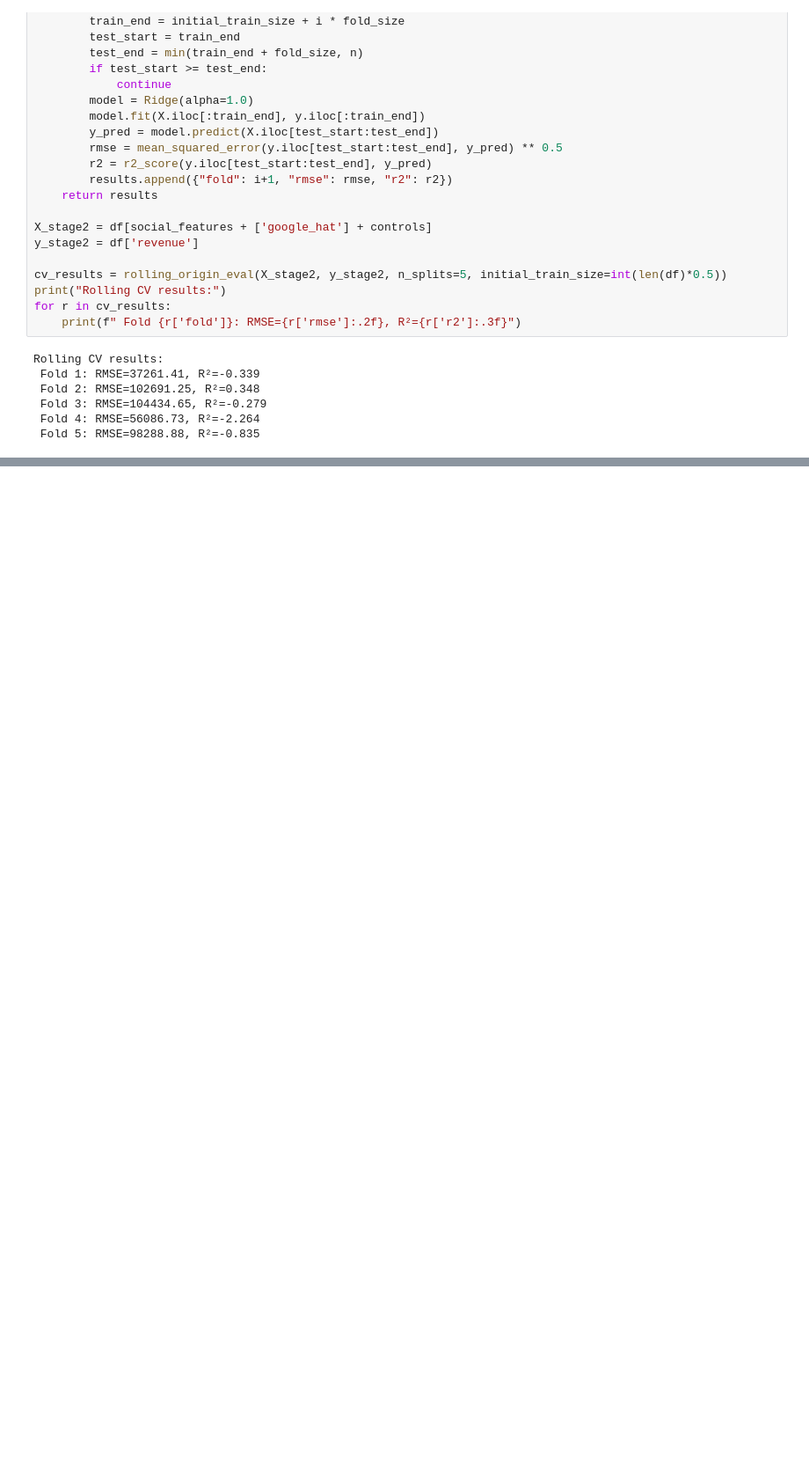
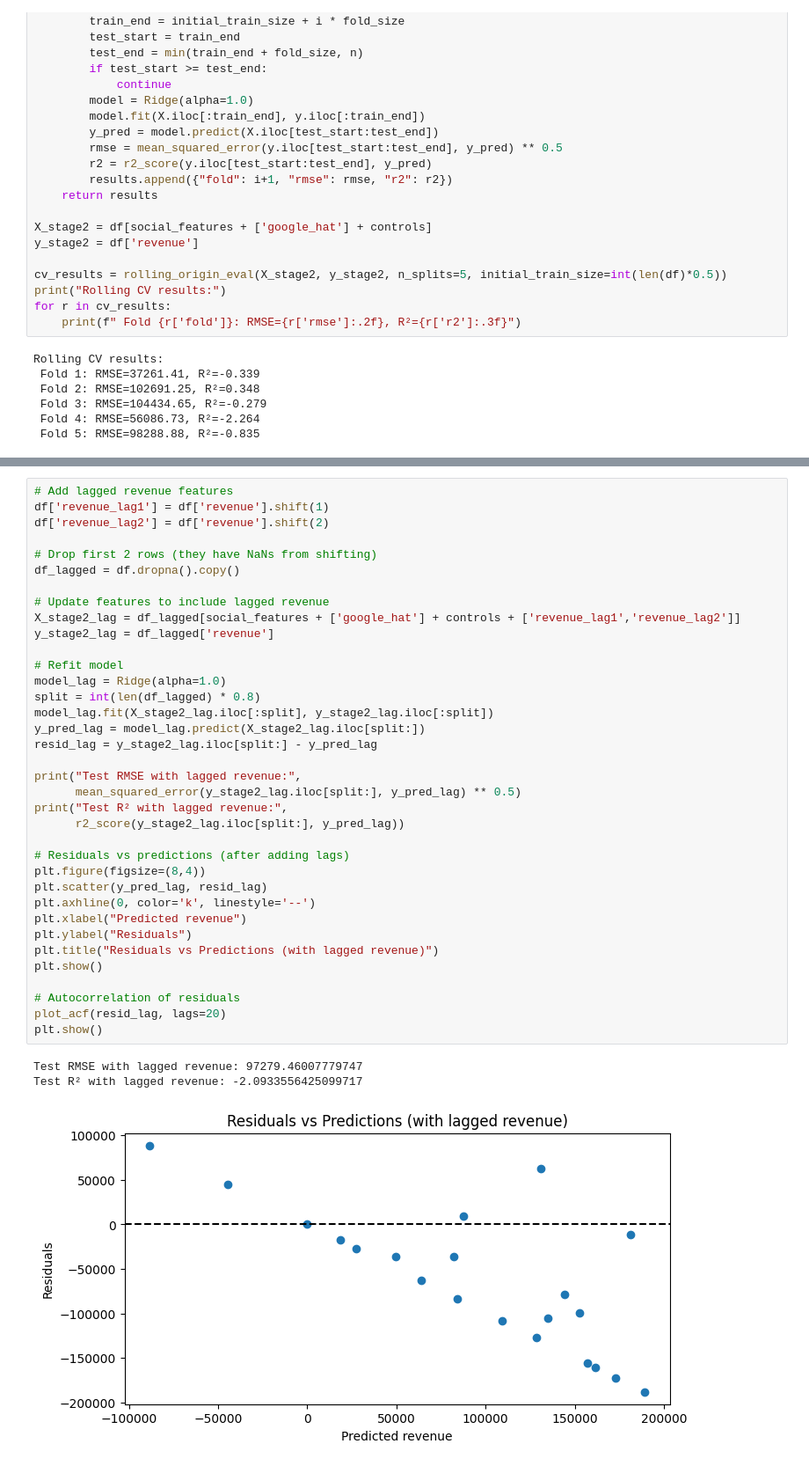
Before and after one commit to ddekshina/MMM-Assessment, a Jupyter notebook: notebooks/01_load_inspect.ipynb, the cells around one changed output, grey strips where cells are left out. Shown at 88% size. Saved outputs shown, nothing was run; the diff lists cells and outputs as text; blank space fills up the shorter version.

```diff
--- a/notebooks/01_load_inspect.ipynb
+++ b/notebooks/01_load_inspect.ipynb
@@ -356,0 +383,40 @@ Rolling CV results:
+# %%
+# Add lagged revenue features
+df['revenue_lag1'] = df['revenue'].shift(1)
+df['revenue_lag2'] = df['revenue'].shift(2)
+
+# Drop first 2 rows (they have NaNs from shifting)
+df_lagged = df.dropna().copy()
+
+# Update features to include lagged revenue
+X_stage2_lag = df_lagged[social_features + ['google_hat'] + controls + ['revenue_lag1','revenue_lag2']]
+y_stage2_lag = df_lagged['revenue']
+
+# Refit model
+model_lag = Ridge(alpha=1.0)
+split = int(len(df_lagged) * 0.8)
+model_lag.fit(X_stage2_lag.iloc[:split], y_stage2_lag.iloc[:split])
+y_pred_lag = model_lag.predict(X_stage2_lag.iloc[split:])
+resid_lag = y_stage2_lag.iloc[split:] - y_pred_lag
+
+print("Test RMSE with lagged revenue:",
+      mean_squared_error(y_stage2_lag.iloc[split:], y_pred_lag) ** 0.5)
+print("Test R² with lagged revenue:",
+      r2_score(y_stage2_lag.iloc[split:], y_pred_lag))
+
+# Residuals vs predictions (after adding lags)
+plt.figure(figsize=(8,4))
+plt.scatter(y_pred_lag, resid_lag)
+plt.axhline(0, color='k', linestyle='--')
+plt.xlabel("Predicted revenue")
+plt.ylabel("Residuals")
+plt.title("Residuals vs Predictions (with lagged revenue)")
+plt.show()
+
+# Autocorrelation of residuals
+plot_acf(resid_lag, lags=20)
+plt.show()
+# %% [output]
+Test RMSE with lagged revenue: 97279.46007779747
+Test R² with lagged revenue: -2.0933556425099717
+[figure, added]
```
Also changed, not shown: parts of 4 cells of this notebook, 1 other file.
